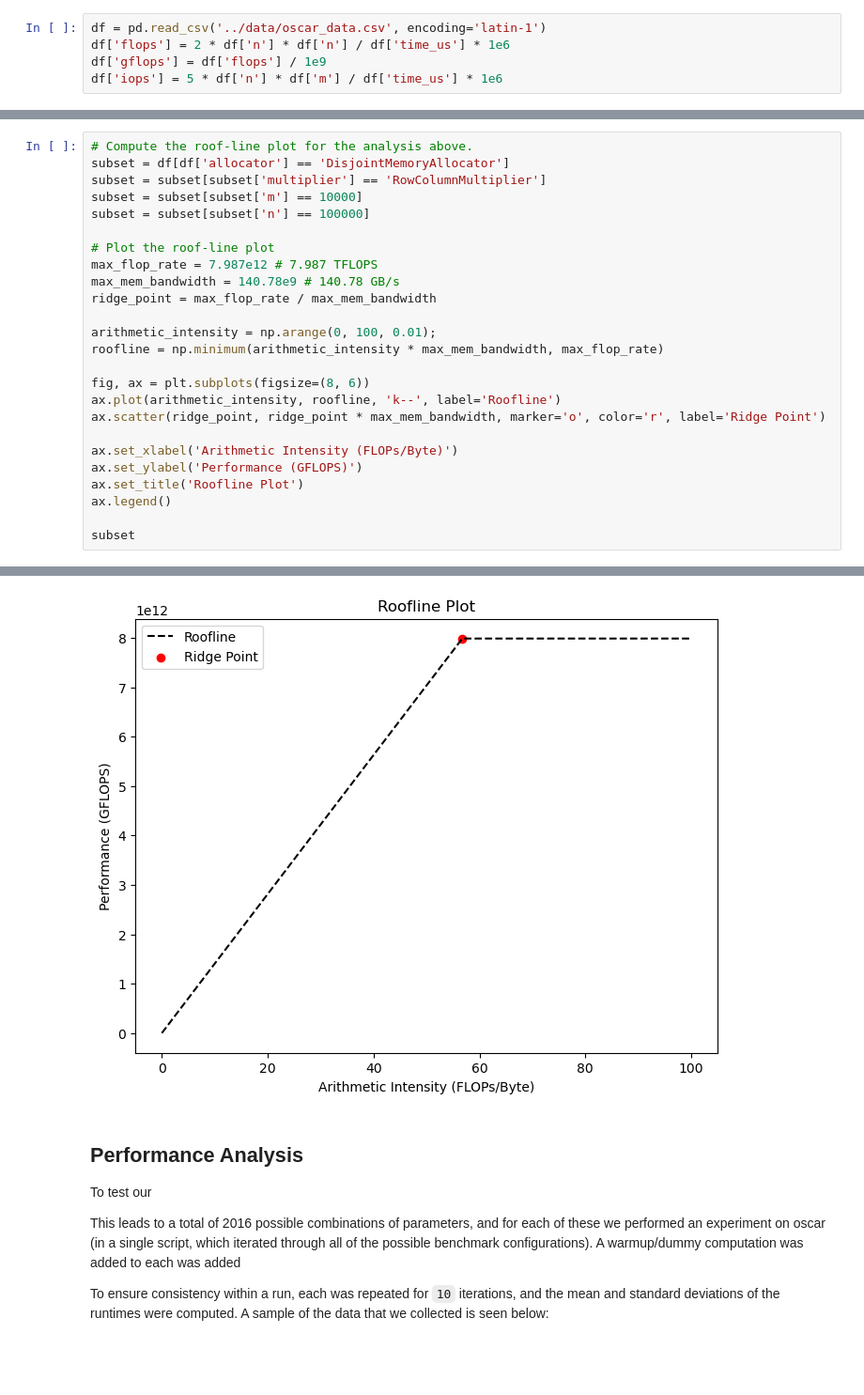
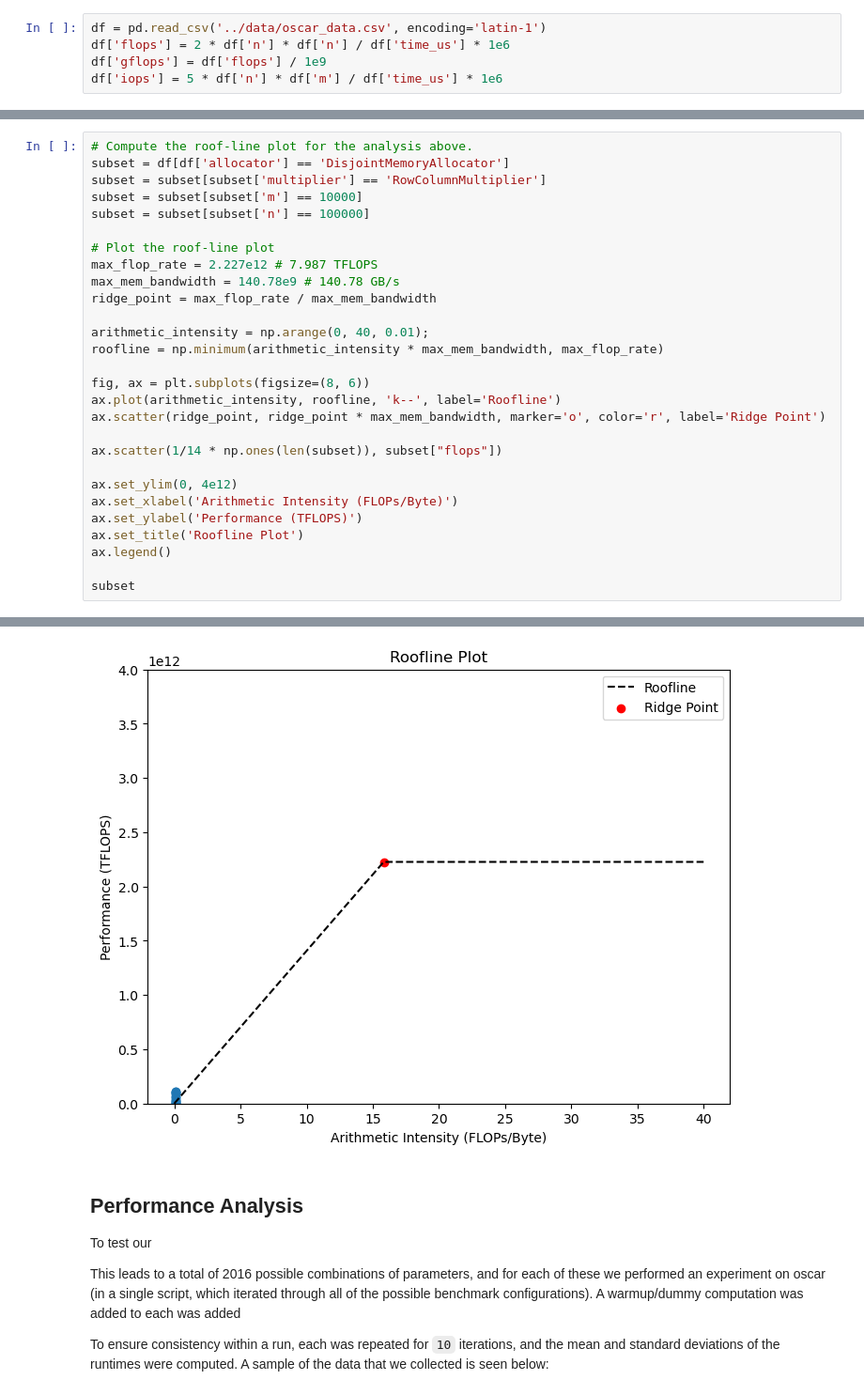
Before and after one commit to RobScheidegger/heterogeneous-computation-homeworks, a Jupyter notebook: analysis/report.ipynb, the cells around one changed output, grey strips where cells are left out. Shown: that part at 94% size. Cells and saved outputs as stored; diff of their text form; blank space fills up the shorter version.

Commit message:
finish roofline plot

```diff
--- a/analysis/report.ipynb
+++ b/analysis/report.ipynb
@@ -120,40 +126,43 @@ subset = subset[subset['m'] == 10000]
 subset = subset[subset['n'] == 100000]
 
 # Plot the roof-line plot
-max_flop_rate = 7.987e12 # 7.987 TFLOPS
+max_flop_rate = 2.227e12 # 7.987 TFLOPS
 max_mem_bandwidth = 140.78e9 # 140.78 GB/s
 ridge_point = max_flop_rate / max_mem_bandwidth
 
-arithmetic_intensity = np.arange(0, 100, 0.01);
+arithmetic_intensity = np.arange(0, 40, 0.01);
 roofline = np.minimum(arithmetic_intensity * max_mem_bandwidth, max_flop_rate)
 
 fig, ax = plt.subplots(figsize=(8, 6))
 ax.plot(arithmetic_intensity, roofline, 'k--', label='Roofline')
 ax.scatter(ridge_point, ridge_point * max_mem_bandwidth, marker='o', color='r', label='Ridge Point')
 
+ax.scatter(1/14 * np.ones(len(subset)), subset["flops"])
+
+ax.set_ylim(0, 4e12)
 ax.set_xlabel('Arithmetic Intensity (FLOPs/Byte)')
-ax.set_ylabel('Performance (GFLOPS)')
+ax.set_ylabel('Performance (TFLOPS)')
 ax.set_title('Roofline Plot')
 ax.legend()
 
 subset
 # %% [output]
 |  | n | m | threads | allocator | multiplier | iterations | time_us | stdev_us | flops | gflops | ... |
 | 1904 | 100000 | 10000 | 1 | DisjointMemoryAllocator | RowColumnMultiplier | 10 | 2.730146e+06 | 0.000000 | 7.325617e+09 | 7.325617 | ... |
 | 1912 | 100000 | 10000 | 2 | DisjointMemoryAllocator | RowColumnMultiplier | 10 | 1.369082e+06 | 2231.756348 | 1.460832e+10 | 14.608325 | ... |
 | 1920 | 100000 | 10000 | 4 | DisjointMemoryAllocator | RowColumnMultiplier | 10 | 6.844341e+05 | 0.000000 | 2.922122e+10 | 29.221220 | ... |
 | 1928 | 100000 | 10000 | 8 | DisjointMemoryAllocator | RowColumnMultiplier | 10 | 3.424635e+05 | 90.509666 | 5.840038e+10 | 58.400384 | ... |
 | 1936 | 100000 | 10000 | 16 | DisjointMemoryAllocator | RowColumnMultiplier | 10 | 2.091755e+05 | 45619.386719 | 9.561349e+10 | 95.613492 | ... |
 | 1944 | 100000 | 10000 | 32 | DisjointMemoryAllocator | RowColumnMultiplier | 10 | 1.816549e+05 | 11106.904297 | 1.100989e+11 | 110.098871 | ... |
 | 1952 | 100000 | 10000 | 64 | DisjointMemoryAllocator | RowColumnMultiplier | 10 | 2.033748e+05 | 5928.901367 | 9.834060e+10 | 98.340602 | ... |
 | 1960 | 100000 | 10000 | 1 | DisjointMemoryAllocator | RowColumnMultiplier | 10 | 2.730905e+06 | 0.000000 | 7.323580e+09 | 7.323580 | ... |
 | 1968 | 100000 | 10000 | 2 | DisjointMemoryAllocator | RowColumnMultiplier | 10 | 1.368980e+06 | 627.069397 | 1.460941e+10 | 14.609412 | ... |
 | 1976 | 100000 | 10000 | 4 | DisjointMemoryAllocator | RowColumnMultiplier | 10 | 6.843876e+05 | 0.000000 | 2.922321e+10 | 29.223205 | ... |
 | 1984 | 100000 | 10000 | 8 | DisjointMemoryAllocator | RowColumnMultiplier | 10 | 3.422718e+05 | 156.767349 | 5.843309e+10 | 58.433091 | ... |
 | 1992 | 100000 | 10000 | 16 | DisjointMemoryAllocator | RowColumnMultiplier | 10 | 2.647591e+05 | 1641.696655 | 7.554037e+10 | 75.540370 | ... |
 | 2000 | 100000 | 10000 | 32 | DisjointMemoryAllocator | RowColumnMultiplier | 10 | 1.757544e+05 | 7530.001953 | 1.137952e+11 | 113.795156 | ... |
 | 2008 | 100000 | 10000 | 64 | DisjointMemoryAllocator | RowColumnMultiplier | 10 | 1.996775e+05 | 8169.469238 | 1.001615e+11 | 100.161510 | ... |
-[figure, old version]
+[figure, new version]
 # %% [markdown]
 ## Performance Analysis
 
```
Also changed, not shown: parts of 3 cells of this notebook.
